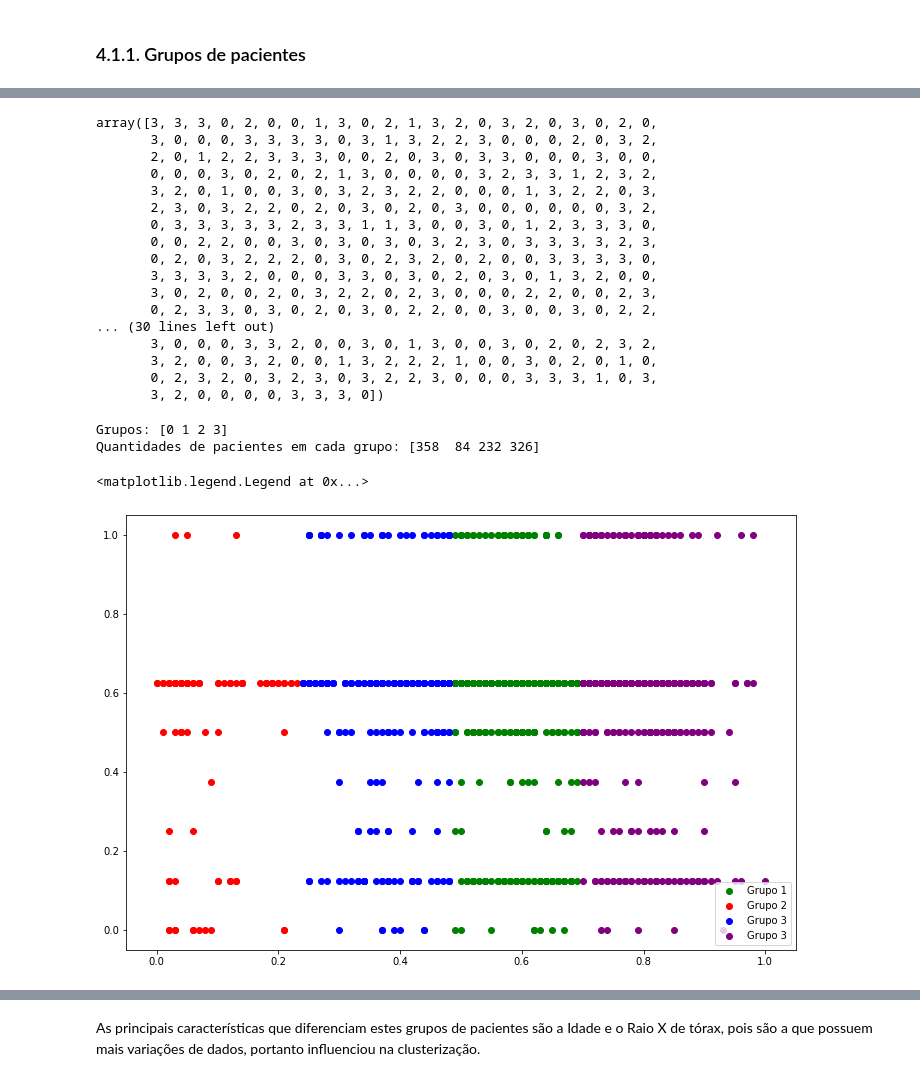
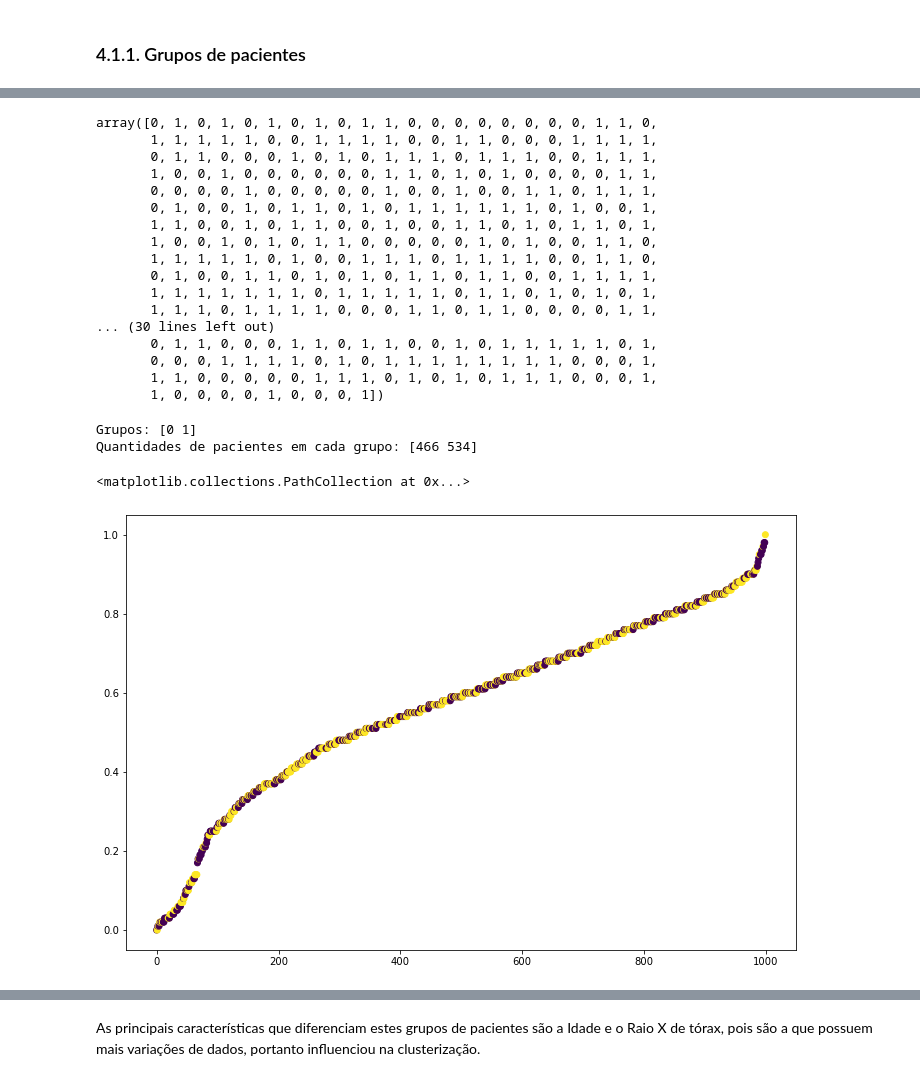
Before and after one commit to endhel/SRAG-Agrupamento-Deteccao-De-Anomalia, a Jupyter notebook: SRAG-Agrupamento-Deteccao-Anomalias.ipynb, the cells around one changed output, grey strips where cells are left out. Drawn from its saved outputs; the diff is of its cells as text; code cells hidden in the pictures.

```diff
--- a/SRAG-Agrupamento-Deteccao-Anomalias.ipynb
+++ b/SRAG-Agrupamento-Deteccao-Anomalias.ipynb
@@ -242,5 +242,7 @@ df['PERD_OLFT'].fillna(sts.mode(df['PERD_OLFT']), inplace=True)
 
 df['PERD_PALA'].fillna(sts.mode(df['PERD_PALA']), inplace=True)
 
+df['ID_MN_INTE'].fillna(sts.mode(df['ID_MN_INTE']), inplace=True)
+
 df.isnull().sum()
 # %% [output]
@@ -347,8 +356,5 @@ df = df.drop(['SG_UF', 'SG_UF_INTE'], axis=1)
 # Função para rotular a variável categórica
 from sklearn.preprocessing import LabelEncoder
 
-# Inseriu valores numéricos na coluna, 0 para mulher e 1 para homem
-df['CS_SEXO'] = LabelEncoder().fit_transform(df['CS_SEXO'])
-
 # Inseriu valores numéricos na coluna, 0 para não e 1 para sim
 df['FATOR_RISC'] = LabelEncoder().fit_transform(df['FATOR_RISC'])
@@ -388,7 +442,7 @@ from sklearn.cluster import KMeans
 # Segundo esta heurística, o melhor valor para K é 4
 wcss = []
 for i in range(1, 11):
-    kmeans = KMeans(n_clusters = i, max_iter = 300, n_init = 10)
+    kmeans = KMeans(n_clusters = i, init='k-means++', max_iter = 300, n_init = 10)
     kmeans.fit(df)
     wcss.append(kmeans.inertia_)
 
@@ -404,46 +458,45 @@ plt.show()
 # %%
 # Agrupamento com KMeans utilizando 3 clusters
-cluster = KMeans(n_clusters = 4, init='k-means++', n_init = 10)
-grupos = cluster.fit_predict(X_pacientes)
+cluster = KMeans(n_clusters = 2, init='k-means++', max_iter = 300, n_init = 10)
+grupos = cluster.fit_predict(X_paciente)
 grupos
 # %% [output]
-array([3, 3, 3, 0, 2, 0, 0, 1, 3, 0, 2, 1, 3, 2, 0, 3, 2, 0, 3, 0, 2, 0,
-       3, 0, 0, 0, 3, 3, 3, 3, 0, 3, 1, 3, 2, 2, 3, 0, 0, 0, 2, 0, 3, 2,
-       2, 0, 1, 2, 2, 3, 3, 3, 0, 0, 2, 0, 3, 0, 3, 3, 0, 0, 0, 3, 0, 0,
-       0, 0, 0, 3, 0, 2, 0, 2, 1, 3, 0, 0, 0, 0, 3, 2, 3, 3, 1, 2, 3, 2,
-       3, 2, 0, 1, 0, 0, 3, 0, 3, 2, 3, 2, 2, 0, 0, 0, 1, 3, 2, 2, 0, 3,
-       2, 3, 0, 3, 2, 2, 0, 2, 0, 3, 0, 2, 0, 3, 0, 0, 0, 0, 0, 0, 3, 2,
-       0, 3, 3, 3, 3, 3, 2, 3, 3, 1, 1, 3, 0, 0, 3, 0, 1, 2, 3, 3, 3, 0,
-       0, 0, 2, 2, 0, 0, 3, 0, 3, 0, 3, 0, 3, 2, 3, 0, 3, 3, 3, 3, 2, 3,
-       0, 2, 0, 3, 2, 2, 2, 0, 3, 0, 2, 3, 2, 0, 2, 0, 0, 3, 3, 3, 3, 0,
-       3, 3, 3, 3, 2, 0, 0, 0, 3, 3, 0, 3, 0, 2, 0, 3, 0, 1, 3, 2, 0, 0,
-       3, 0, 2, 0, 0, 2, 0, 3, 2, 2, 0, 2, 3, 0, 0, 0, 2, 2, 0, 0, 2, 3,
-       0, 2, 3, 3, 0, 3, 0, 2, 0, 3, 0, 2, 2, 0, 0, 3, 0, 0, 3, 0, 2, 2,
+array([0, 1, 0, 1, 0, 1, 0, 1, 0, 1, 1, 0, 0, 0, 0, 0, 0, 0, 0, 1, 1, 0,
+       1, 1, 1, 1, 1, 0, 0, 1, 1, 1, 1, 0, 0, 1, 1, 0, 0, 0, 1, 1, 1, 1,
+       0, 1, 1, 0, 0, 0, 1, 0, 1, 0, 1, 1, 1, 0, 1, 1, 1, 0, 0, 1, 1, 1,
+       1, 0, 0, 1, 0, 0, 0, 0, 0, 0, 1, 1, 0, 1, 0, 1, 0, 0, 0, 0, 1, 1,
+       0, 0, 0, 0, 1, 0, 0, 0, 0, 0, 1, 0, 0, 1, 0, 0, 1, 1, 0, 1, 1, 1,
+       0, 1, 0, 0, 1, 0, 1, 1, 0, 1, 0, 1, 1, 1, 1, 1, 1, 0, 1, 0, 0, 1,
+       1, 1, 0, 0, 1, 0, 1, 1, 0, 0, 1, 0, 0, 1, 1, 0, 1, 0, 1, 1, 0, 1,
+       1, 0, 0, 1, 0, 1, 0, 1, 1, 0, 0, 0, 0, 0, 1, 0, 1, 0, 0, 1, 1, 0,
+       1, 1, 1, 1, 1, 0, 1, 0, 0, 1, 1, 1, 0, 1, 1, 1, 1, 0, 0, 1, 1, 0,
+       0, 1, 0, 0, 1, 1, 0, 1, 0, 1, 0, 1, 1, 0, 1, 1, 0, 0, 1, 1, 1, 1,
+       1, 1, 1, 1, 1, 1, 1, 0, 1, 1, 1, 1, 1, 0, 1, 1, 0, 1, 0, 1, 0, 1,
+       1, 1, 1, 0, 1, 1, 1, 1, 0, 0, 0, 1, 1, 0, 1, 1, 0, 0, 0, 0, 1, 1,
 ... (30 lines left out)
-       3, 0, 0, 0, 3, 3, 2, 0, 0, 3, 0, 1, 3, 0, 0, 3, 0, 2, 0, 2, 3, 2,
-       3, 2, 0, 0, 3, 2, 0, 0, 1, 3, 2, 2, 2, 1, 0, 0, 3, 0, 2, 0, 1, 0,
-       0, 2, 3, 2, 0, 3, 2, 3, 0, 3, 2, 2, 3, 0, 0, 0, 3, 3, 3, 1, 0, 3,
-       3, 2, 0, 0, 0, 0, 3, 3, 3, 0])
+       0, 1, 1, 0, 0, 0, 1, 1, 0, 1, 1, 0, 0, 1, 0, 1, 1, 1, 1, 1, 0, 1,
+       0, 0, 0, 1, 1, 1, 1, 0, 1, 0, 1, 1, 1, 1, 1, 1, 1, 1, 0, 0, 0, 1,
+       1, 1, 0, 0, 0, 0, 0, 1, 1, 1, 0, 1, 0, 1, 0, 1, 1, 1, 0, 0, 0, 1,
+       1, 0, 0, 0, 0, 1, 0, 0, 0, 1])
 # %%
 # Contagem de registros por cluster
 unicos, qnt = np.unique(grupos, return_counts = True)
 print(f'Grupos: {unicos}')
 print(f'Quantidades de pacientes em cada grupo: {qnt}')
 # %% [output]
-Grupos: [0 1 2 3]
-Quantidades de pacientes em cada grupo: [358  84 232 326]
+Grupos: [0 1]
+Quantidades de pacientes em cada grupo: [466 534]
 # %%
 # Gráfico de dispersão para visualizar os clusters
 x = df.to_numpy()
 plt.figure(figsize=(12, 8))
-plt.scatter(x[grupos == 0, 1], x[grupos == 0, 32], label='Grupo 1', c='green')
-plt.scatter(x[grupos == 1, 1], x[grupos == 1, 32], label='Grupo 2', c='red')
-plt.scatter(x[grupos == 2, 1], x[grupos == 2, 32], label='Grupo 3', c='blue')
-plt.scatter(x[grupos == 3, 1], x[grupos == 3, 32], label='Grupo 3', c='purple')
-plt.legend()
+plt.scatter(range(df.shape[0]), np.sort(df['NU_IDADE_N'].values), c=grupos)
+#plt.scatter(x[grupos == 0, 32], x[grupos == 0, 33], label='Grupo 1', c='green')
+#plt.scatter(x[grupos == 1, 32], x[grupos == 1, 33], label='Grupo 2', c='red')
+#plt.legend()
 # %% [output]
-<matplotlib.legend.Legend at 0x...>
+<matplotlib.collections.PathCollection at 0x...>
-[figure, old version]
+[figure, new version]
 # %%
 # Criação de coluna de Grupos de pacientes
 df['Cluster_pacientes'] = grupos
```
Also changed, not shown: parts of 33 cells of this notebook.
